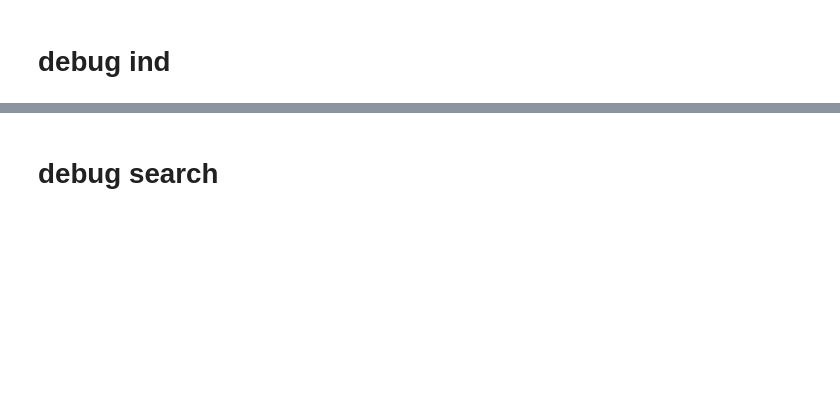
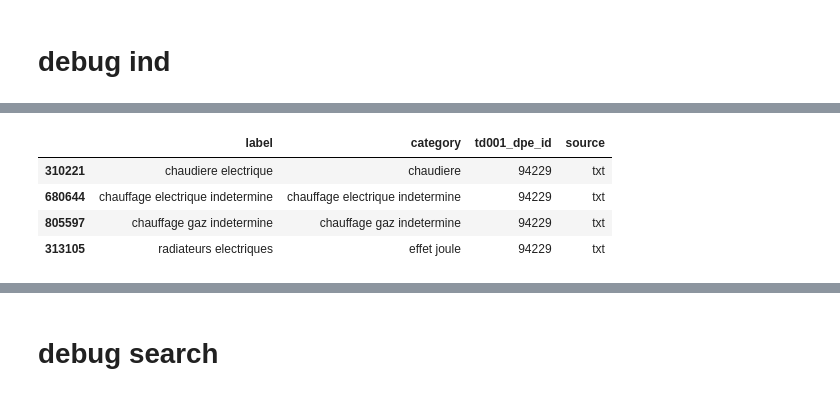
Before and after one commit to etalab/de-dpe-processing, a Jupyter notebook: data_processing_cstb/traitement_donnees_metier/dev pre 1948 elasticsearch.ipynb, the cells around one changed output, grey strips where cells are left out. Saved outputs shown, nothing was run; the diff lists cells and outputs as text; code cells hidden in the pictures; blank space fills up the shorter version.

```diff
--- a/data_processing_cstb/traitement_donnees_metier/dev pre 1948 elasticsearch.ipynb
+++ b/data_processing_cstb/traitement_donnees_metier/dev pre 1948 elasticsearch.ipynb
@@ -546,6 +596,8 @@ td001_sys=td001_sys.merge(td001_sys_ecs[['td001_dpe_id','gen_ecs_lib_infer_conca
 # libéllés des generateurs chauffage issues des données textes
 gen_ch_lib_from_txt=pd.concat([gen_ch_lib_desc[['label','category','td001_dpe_id']],
                                gen_ch_lib_ft[['label','category','td001_dpe_id']]],axis=0)
+
+gen_ch_lib_from_txt['label']=pd.Categorical(gen_ch_lib_from_txt.label,categories=list(gen_ch_search_dict_flat.keys())+['indetermine'],ordered=True)
 
 gen_ch_lib_from_txt =gen_ch_lib_from_txt.sort_values(by=['td001_dpe_id','category','label'])
 
@@ -582,6 +634,8 @@ gen_ch_lib['source']=pd.Categorical(gen_ch_lib.source,categories=['data','txt'],
 gen_ch_lib['category']=pd.Categorical(gen_ch_lib.category,categories=list(gen_ch_search_dict.keys()),ordered=True)
 
 gen_ch_lib = gen_ch_lib.reset_index(drop=True)
+
+gen_ch_lib['label']=pd.Categorical(gen_ch_lib.label,categories=list(gen_ch_search_dict_flat.keys())+['indetermine'],ordered=True)
 # %% [markdown]
 #### type installation
 # %%
@@ -1956 +2110,9 @@ td003_ch.loc[td003_ch.td001_dpe_id==id_].to_dict(orient='records')
   'est_efface': '0'}]
+# %%
+gen_ch_lib_from_txt.loc[gen_ch_lib_from_txt.td001_dpe_id==id_]
+# %% [output]
+|  | label | category | td001_dpe_id | source |
+| 310221 | chaudiere electrique | chaudiere | 94229 | txt |
+| 680644 | chauffage electrique indetermine | chauffage electrique indetermine | 94229 | txt |
+| 805597 | chauffage gaz indetermine | chauffage gaz indetermine | 94229 | txt |
+| 313105 | radiateurs electriques | effet joule | 94229 | txt |
```
Also changed, not shown: parts of 143 cells of this notebook, 5 other files.
